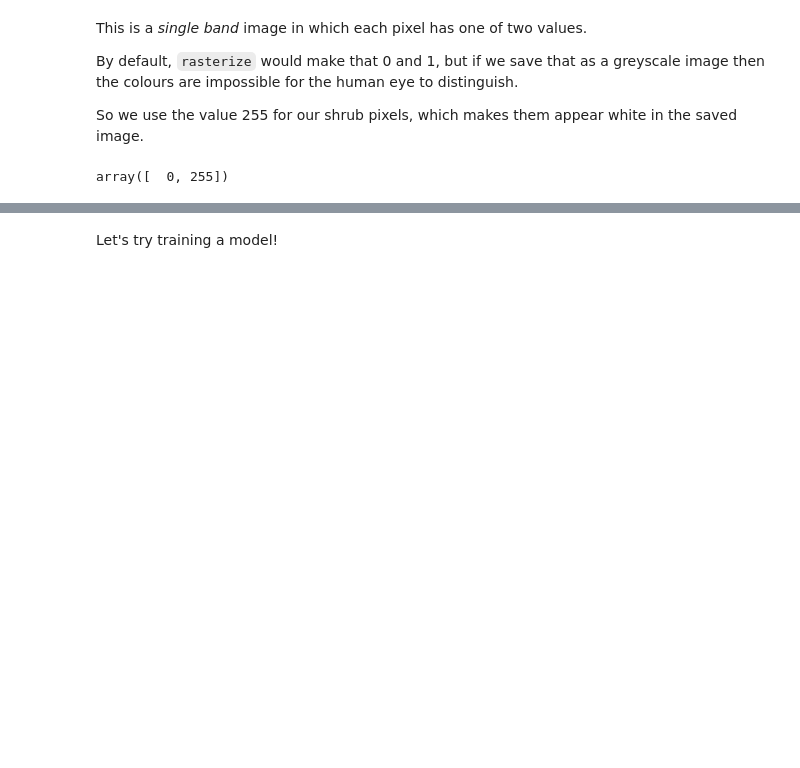
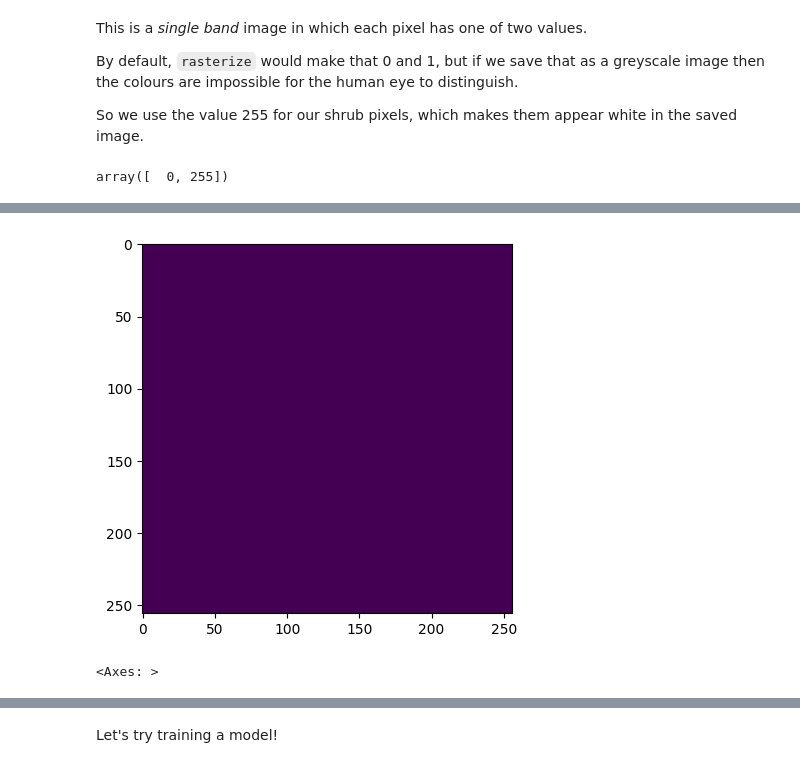
Before and after one commit to MAMBO-Horizon-WP4/workshops, a Jupyter notebook: notebooks/MAMBO_01_deep_learning_data.ipynb, the cells around one changed output, grey strips where cells are left out. Saved outputs shown, nothing was run; the diff lists cells and outputs as text; code cells hidden in the pictures; blank space fills up the shorter version.

```diff
--- a/notebooks/MAMBO_01_deep_learning_data.ipynb
+++ b/notebooks/MAMBO_01_deep_learning_data.ipynb
@@ -245,0 +218,7 @@ for index, shrub in tqdm(shrubs.iterrows(), total=len(shrubs), desc="Processing
+# %%
+label_arr = np.zeros((256, 256), dtype=np.uint8) # Use uint8 for labels (0 or 1/255)
+# %%
+show(label_arr)
+# %% [output]
+[figure, added]
+<Axes: >
```
Also changed, not shown: parts of 39 cells of this notebook, 2 other files.
